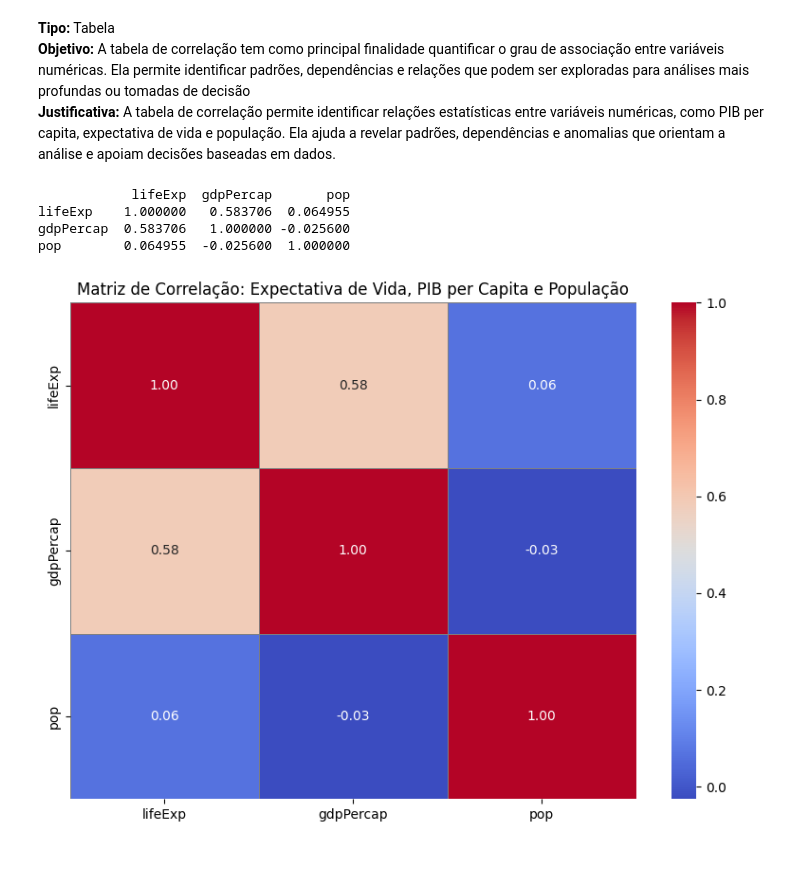
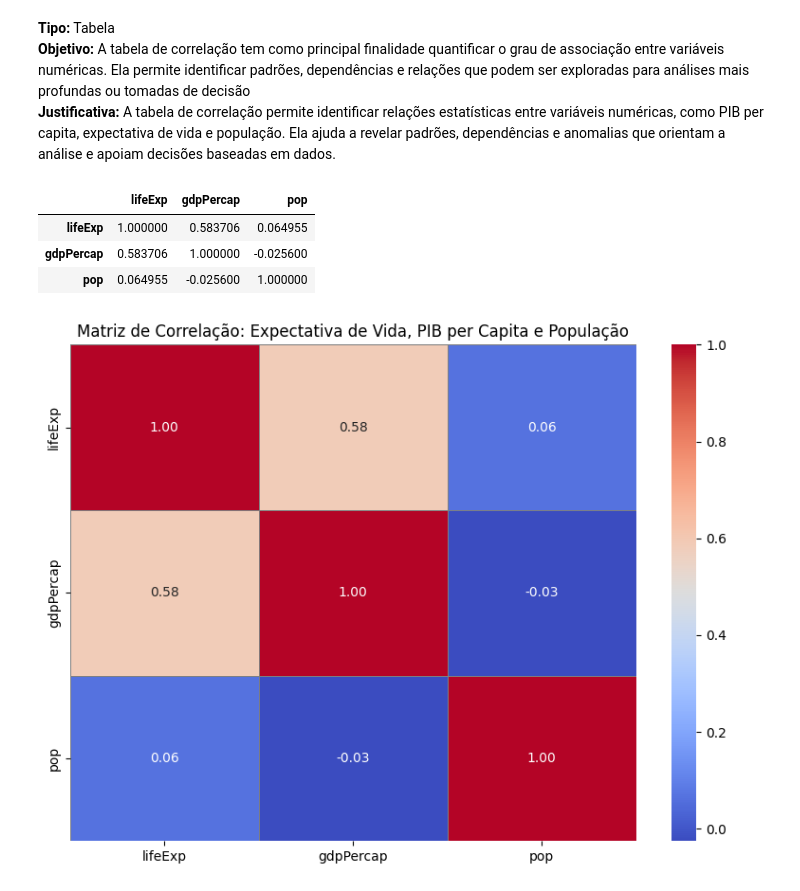
Before and after one commit to tuerepinto/analise-desenvolvimento-humano-economico-global, a Jupyter notebook: notebooks/Análise do Desenvolvimento Humano e Econômico Global com Base no Dataset Gapminder.ipynb, the cells around one changed output. Drawn from its saved outputs; the diff is of its cells as text; code cells hidden in the pictures; blank space fills up the shorter version.

```diff
--- a/notebooks/Análise do Desenvolvimento Humano e Econômico Global com Base no Dataset Gapminder.ipynb
+++ b/notebooks/Análise do Desenvolvimento Humano e Econômico Global com Base no Dataset Gapminder.ipynb
@@ -665,14 +665,14 @@ fig.show()
 # %%
 df_correcao = df[['lifeExp', 'gdpPercap', 'pop']]
 
 # Calcula a matriz de correlação
 correlacoes = df_correcao.corr()
-print(correlacoes)
+display(correlacoes)
 # %% [output]
-            lifeExp  gdpPercap       pop
-lifeExp    1.000000   0.583706  0.064955
-gdpPercap  0.583706   1.000000 -0.025600
-pop        0.064955  -0.025600  1.000000
+|  | lifeExp | gdpPercap | pop |
+| lifeExp | 1.000000 | 0.583706 | 0.064955 |
+| gdpPercap | 0.583706 | 1.000000 | -0.025600 |
+| pop | 0.064955 | -0.025600 | 1.000000 |
 # %%
 correlation_matrix = df_correcao.corr()
 
```
